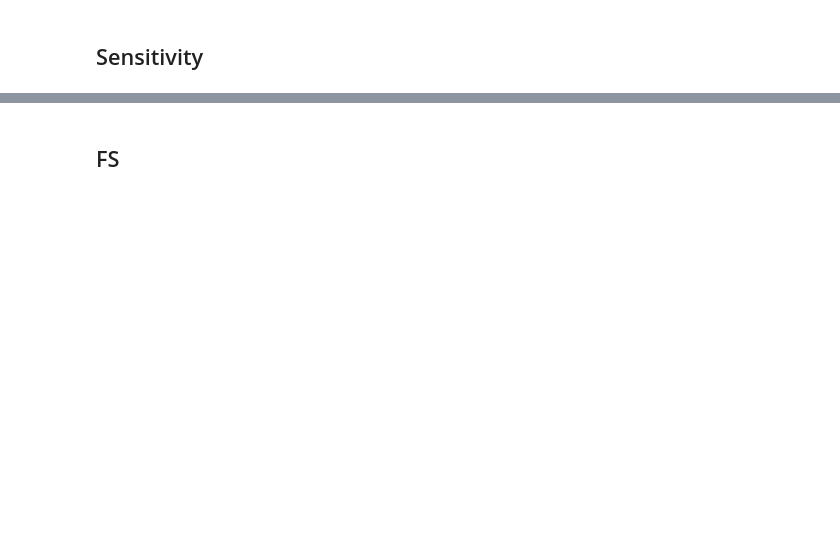
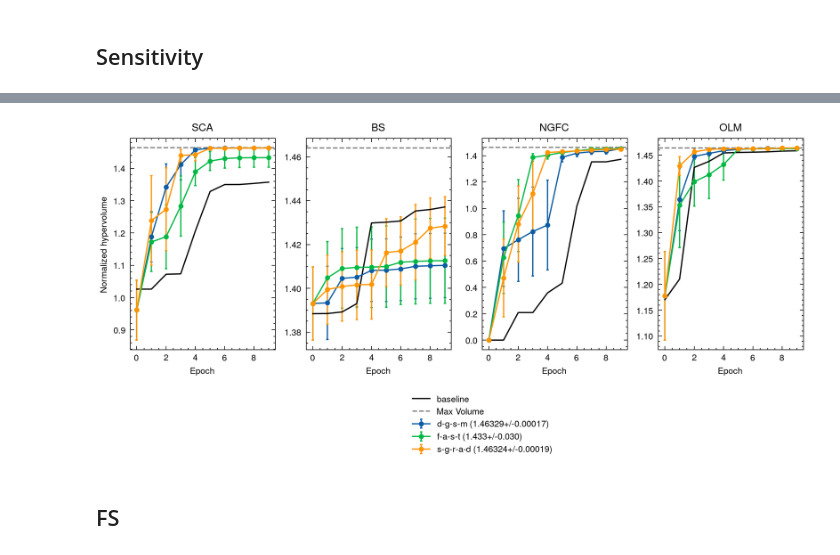
Before and after one commit to GazzolaLab/MultiObjectiveSurrogateOptimization, a Jupyter notebook: figure3.ipynb, the cells around one changed output, grey strips where cells are left out. Cells and saved outputs as stored; diff of their text form; code cells hidden in the pictures; blank space fills up the shorter version.

```diff
--- a/figure3.ipynb
+++ b/figure3.ipynb
@@ -459,0 +474,23 @@ numprocs=1
+# %%
+sa_igds = {}
+
+for p in _ca1_sa.populations():
+    experiments = _ca1_sa.components.filter(
+        lambda x: p in x.label() and not x.load_attribute("preflight", False) and x.cached()
+    )
+
+    baselines = _ca1_sopt_baseline.components.filter(
+        lambda x: p in x.label() and not x.load_attribute("preflight", False) and x.mO == '-'
+    )
+
+    for experiment in experiments:
+        model_name = str(experiment.config.dopt_params.surrogate_custom_training_kwargs.get('sensitivity', '-'))
+        model_name += str(experiment.config.dopt_params.get('sensitivity_method_name', '-'))
+        model_name = model_name.replace('-', '').replace('True', 'sgrad')
+        sa_igds.setdefault(p, {})
+        q = [float(experiment.igd(b)) for b in baselines]
+        sa_igds[p][model_name] = ufloat(np.mean(q), stats.sem(q))
+
+    # baseline
+    # q = igds[p]['c+o-fttransformer']
+    # sa_igds[p]['none'] = ufloat(np.mean(q), np.std(q))
@@ -467,55 +581,54 @@ fig, axs = plt.subplots(1, len(sa_hvs), figsize=(8, 3), sharey=False)
 #axs = np.array([axs])
 
 for ax, (p, models) in zip(axs.flatten(), sa_hvs.items()):
-    # if p != 'BS':
-    #     pass
     for model_name, epoch_hvs in models.items():
         x = []
         y = []
         y_err = []
         for epoch, hvs in epoch_hvs.items():
-            # if epoch > 5:
-            #     continue
             x.append(int(epoch))
             y.append(np.mean(hvs))
             y_err.append(stats.sem(hvs))
 
+        if model_name == 'cross_check':
+            continue
+
         ax.errorbar(x, y, yerr=y_err, label='-'.join(model_name) + f" ({ufloat(y[-1], y_err[-1])})",
                     fmt="-o", capsize=1)
+
+        #print(p, model_name, ufloat(y[-1], y_err[-1]))
 
     y = []
     for epoch, hvs in baseline_hvs[p]['baseline'].items():
         y.append(np.mean(hvs))
+
+    #print(p, 'baseline', y[:10][-1])
 
     ax.plot(x,y[:10], label='baseline', color='black')
 
     y = []
     for epoch, hvs in baseline_hvs[p]['c+o-fttransformer'].items():
         y.append(np.mean(hvs))
 
-    ax.plot(x,y[:10], label='c+o-fttransformer', color='yellow')
+    #print(p, 'n/sa', y[:10][-1])
 
-
-
-    # y = []
-    # for epoch, hvs in baseline_hvs[p]['c+o-resnet'].items():
-    #     y.append(np.mean(hvs))
-
-    # ax.plot(x,y[:10], label='c+o-resnet', color='purple')
+    #ax.plot(x,y[:10], label='c+o-fttransformer', color='yellow')
 
     ax.set_xlabel("Epoch")
     ax.axhline(y=1.1**4, color="grey", linestyle="--", label="Max Volume")
     #ax.set_ylim(0, 1.1**4 * 1.05)
     ax.set_title(p)
 
 
 axs[0].set_ylabel("Normalized hypervolume")
 
 handles, labels = axs[0].get_legend_handles_labels()
 fig.legend(handles, labels, #ncol=len(labels),
            bbox_to_anchor=(0.65, -0.01))
 plt.tight_layout()
 plt.show()
+# %% [output]
+[figure, added]
 # %% [markdown]
 ## FS
 # %%
```
Also changed, not shown: parts of 10 cells of this notebook, 2 other files.
